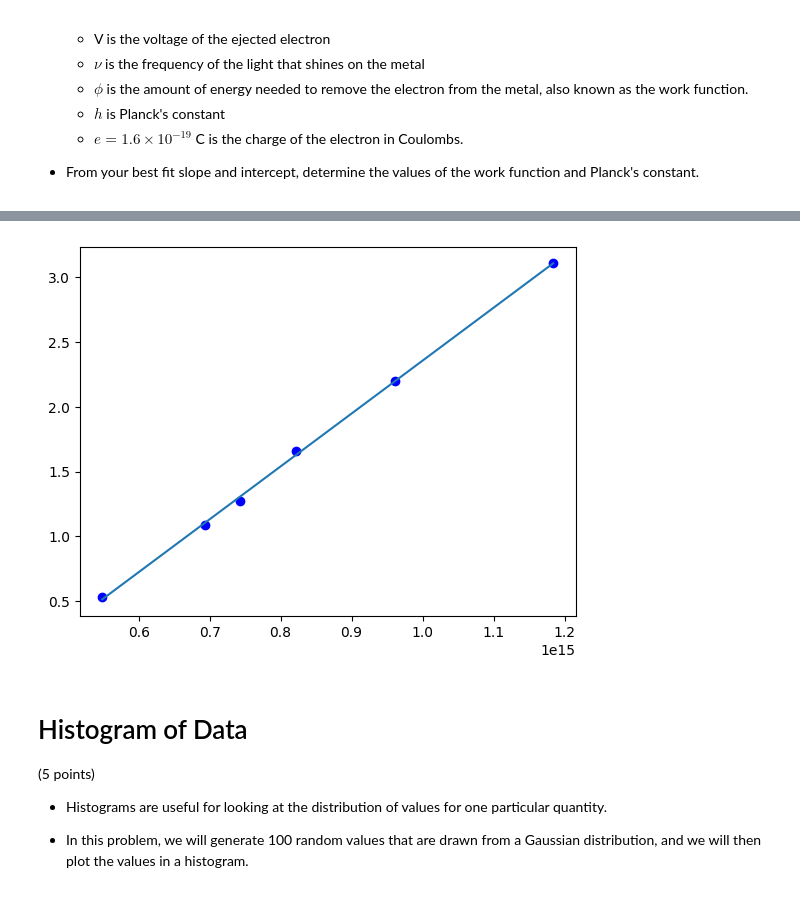
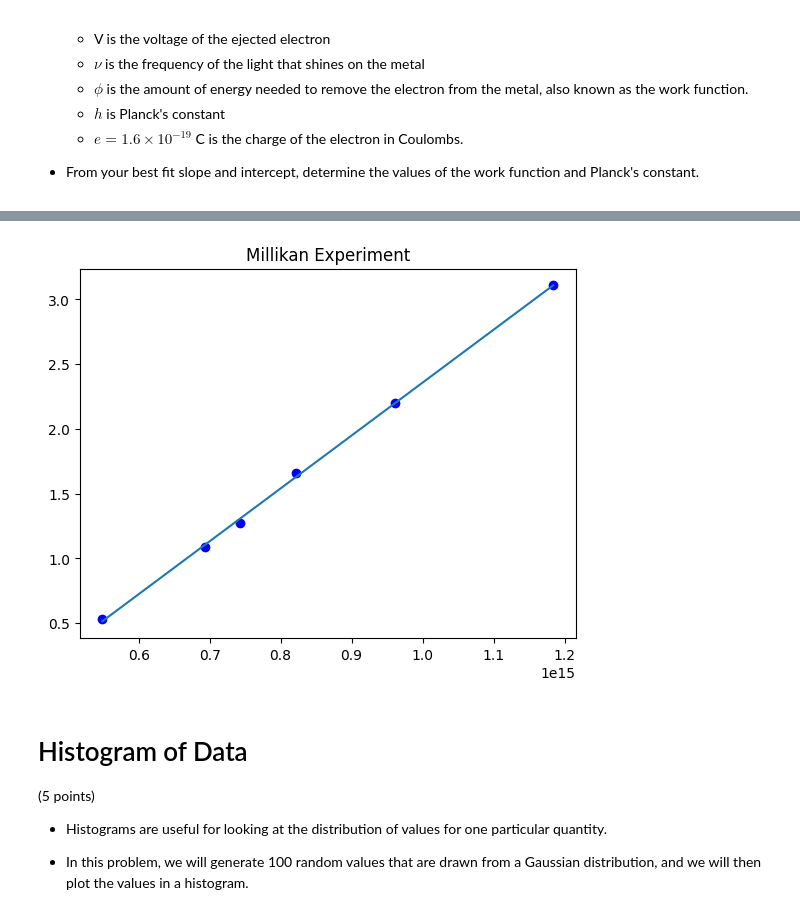
Before and after one commit to cdabi/computational_physics, a Jupyter notebook: Chirag_Dabichan_Lab02_plotting_visualization.ipynb, the cells around one changed output, grey strips where cells are left out. Drawn from its saved outputs; the diff is of its cells as text; code cells hidden in the pictures.

```diff
--- a/Chirag_Dabichan_Lab02_plotting_visualization.ipynb
+++ b/Chirag_Dabichan_Lab02_plotting_visualization.ipynb
@@ -312,6 +316,8 @@ xline = np.linspace(min(Frequency),max(Frequency),100)      #Creates the min and
 yline = np.polyval(c,xline)                                 #The yline is to allow the line to rise upwards on the y axis
 plt.plot(Frequency,Voltage,"bo")                            #Creates the plot of Frequency v Voltage
 plt.plot(xline,yline)                                       #Adds in the best fit line to the plot
+plt.title("Millikan Experiment")
+
 print(c)
 
 # first create a series of comments to describe what your code will do
@@ -335,6 +341,6 @@ millikan.txt.20     100%[===================>]     108  --.-KB/s    in 0s
 
 [ 4.08822736e-15 -1.73123580e+00]
-[figure, old version]
+[figure, new version]
 # %% [markdown]
 # Histogram of Data
 
```
Also changed, not shown: parts of 6 cells of this notebook.
